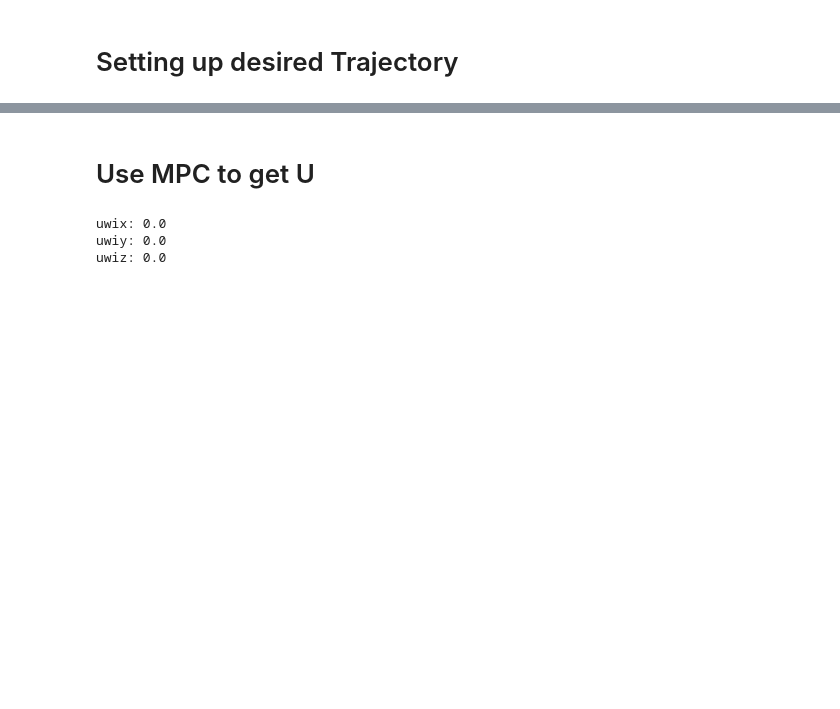
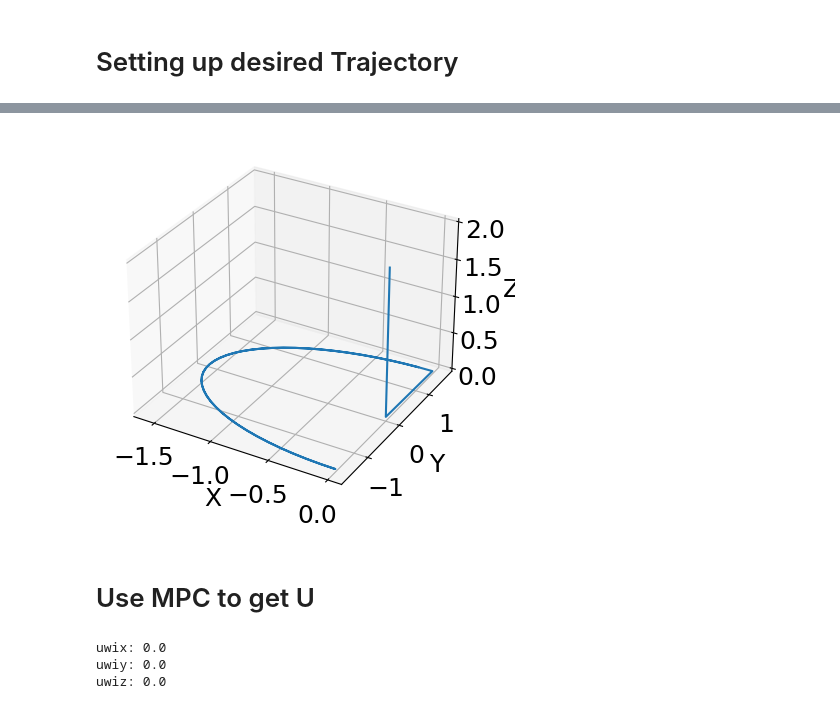
Before and after one commit to Alopez6991/Drone_AFRL, a Jupyter notebook: EKF_3D_Drone_With_Wind.ipynb, the cells around one changed output, grey strips where cells are left out. Saved outputs shown, nothing was run; the diff lists cells and outputs as text; code cells hidden in the pictures; blank space fills up the shorter version.

```diff
--- a/EKF_3D_Drone_With_Wind.ipynb
+++ b/EKF_3D_Drone_With_Wind.ipynb
@@ -127,3 +345,14 @@ wz  =  np.full (T_length,1.0)
+# %%
+# make 3d plot of the trajectory
+fig = plt.figure()
+ax = fig.add_subplot(111, projection='3d')
+ax.plot(vx, vy, vz)
+ax.set_xlabel('X')
+ax.set_ylabel('Y')
+ax.set_zlabel('Z')
+plt.show()
+# %% [output]
+[figure, added]
 # %% [markdown]
 # Use MPC to get U
 # %%
```
Also changed, not shown: parts of 15 cells of this notebook, 37 other files.
